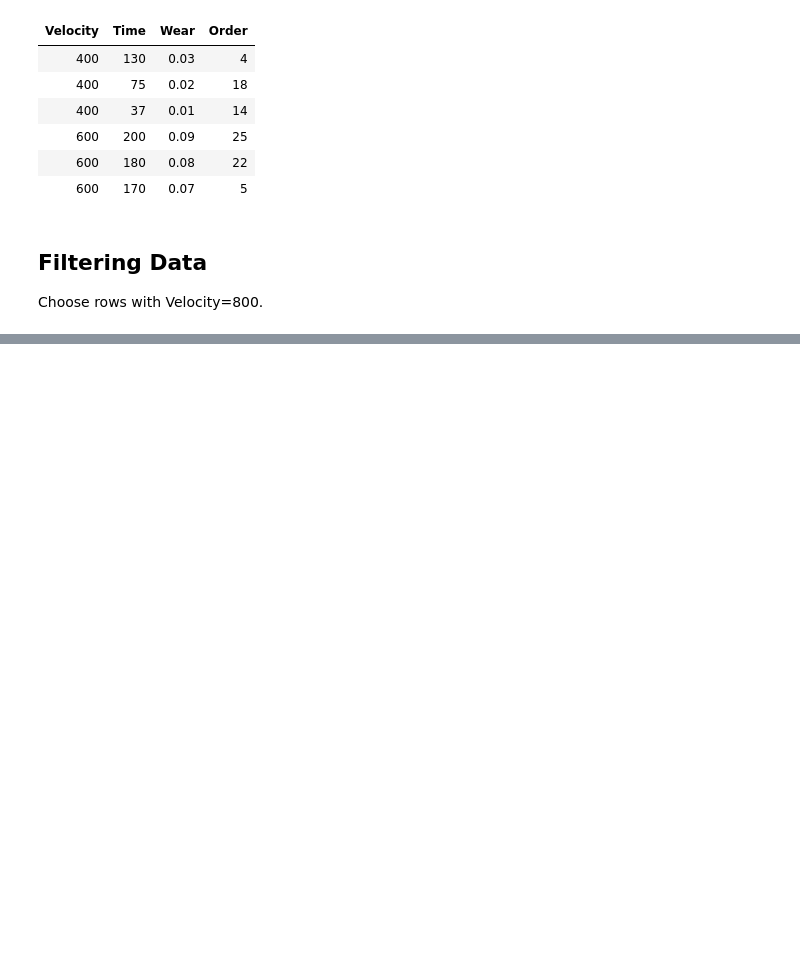
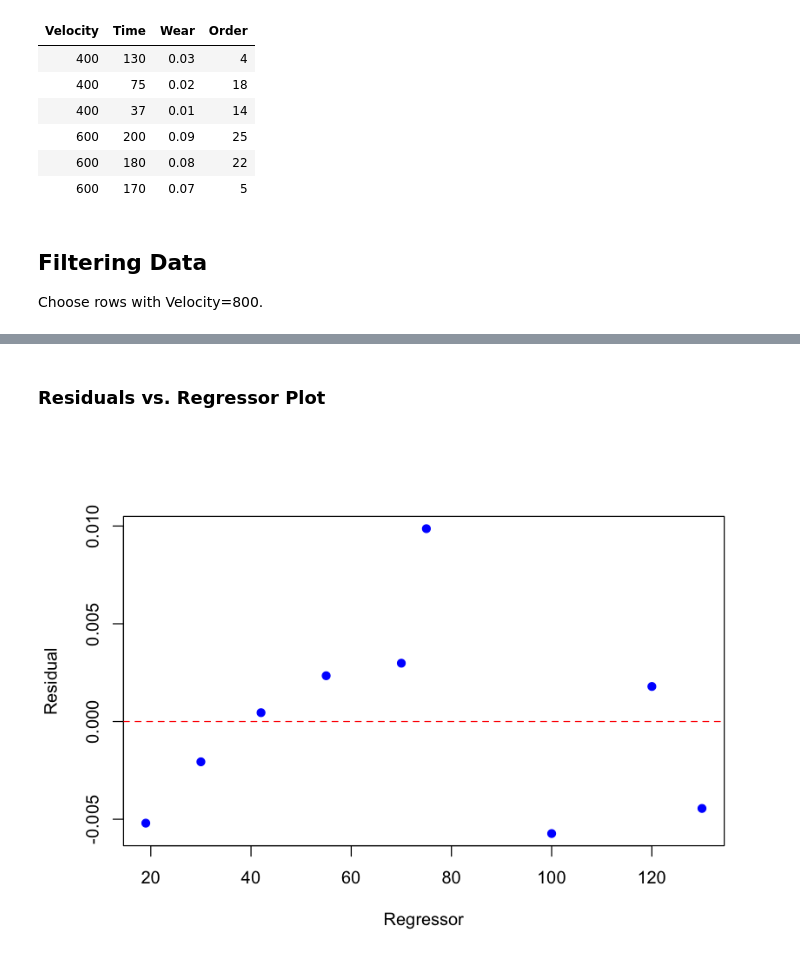
Before and after one commit to trankhanhtk/Statistics-with-R, a Jupyter notebook: Simple_Leanear_Regression.ipynb, the cells around one changed output, grey strips where cells are left out. Drawn from its saved outputs; the diff is of its cells as text; code cells hidden in the pictures; blank space fills up the shorter version.

```diff
--- a/Simple_Leanear_Regression.ipynb
+++ b/Simple_Leanear_Regression.ipynb
@@ -68,0 +70,7 @@ points(df_f$Time, df_f$Wear, pch=19, col='blue')
+# %% [markdown]
+### Residuals vs. Regressor Plot
+# %%
+plot(df_f$Time,  model.summ$residuals, pch=19, xlab='Regressor', ylab='Residual', col='blue')
+abline(h=0, col='red', lty=2)
+# %% [output]
+[figure, added]
```
Also changed, not shown: parts of 26 cells of this notebook.
